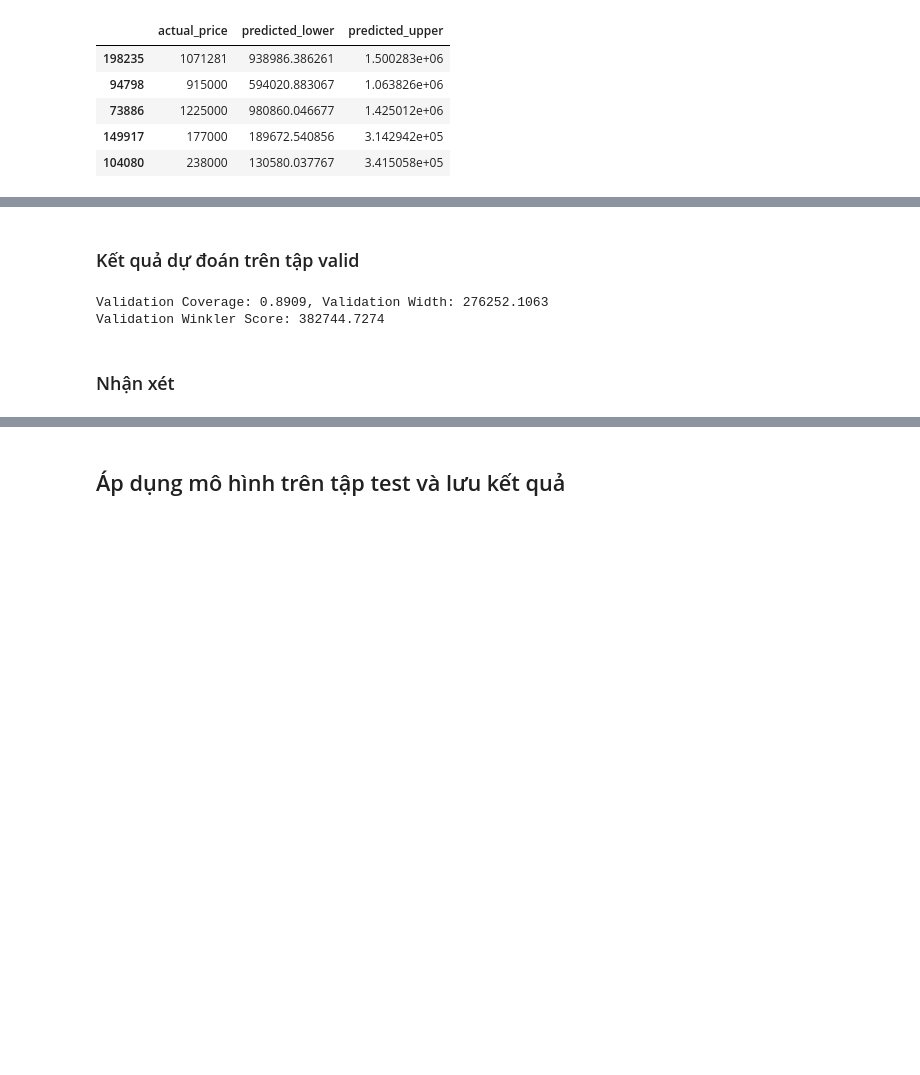
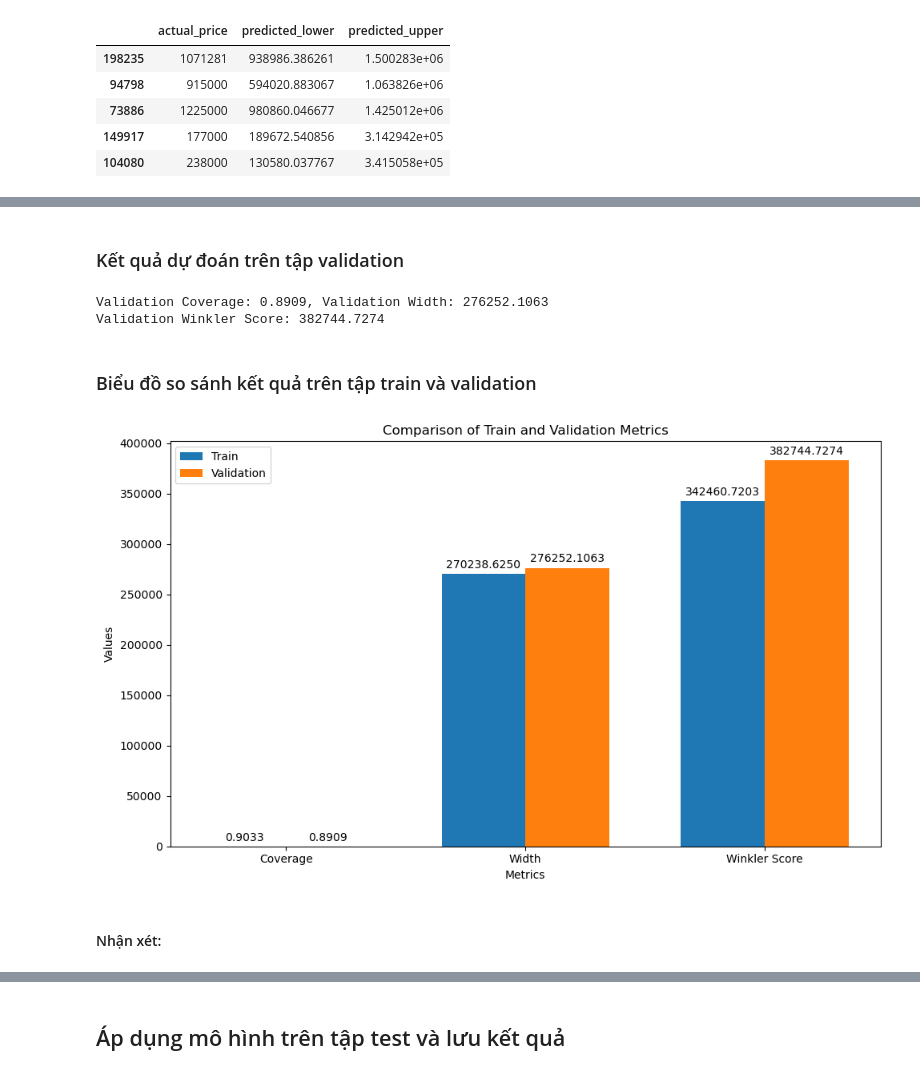
Before and after one commit to uyen312/Project_PTDLTM, a Jupyter notebook: C2/Data_modeling.ipynb, the cells around one changed output, grey strips where cells are left out. Saved outputs shown, nothing was run; the diff lists cells and outputs as text; code cells hidden in the pictures; blank space fills up the shorter version.

```diff
--- a/C2/Data_modeling.ipynb
+++ b/C2/Data_modeling.ipynb
@@ -549,5 +590,5 @@ train_pred_lower_df.head()
 # %% [markdown]
-### Kết quả dự đoán trên tập valid
+### Kết quả dự đoán trên tập validation
 # %%
 # Evaluate the final models on the validation set
 valid_pred_lower_log = best_lower.predict(X_valid_model)
@@ -563,5 +604,46 @@ print(f"Validation Winkler Score: {valid_score:.4f}")
 # %% [output]
 Validation Coverage: 0.8909, Validation Width: 276252.1063
 Validation Winkler Score: 382744.7274
+# %% [markdown]
+### Biểu đồ so sánh kết quả trên tập train và validation
+# %%
+metrics = ['Coverage', 'Width', 'Winkler Score']
+train_values = [0.9033, 270238.6250, 342460.7203]
+valid_values = [0.8909, 276252.1063, 382744.7274]
+
+x = np.arange(len(metrics))
+width = 0.35
+
+fig, ax = plt.subplots(figsize=(10, 6))
+
+# Vẽ cột cho tập train và validation
+bars_train = ax.bar(x - width/2, train_values, width, label='Train', color='#1f77b4')
+bars_valid = ax.bar(x + width/2, valid_values, width, label='Validation', color='#ff7f0e')
+
+# Thêm giá trị lên trên các cột
+def add_labels(bars):
+    for bar in bars:
+        height = bar.get_height()
+        ax.annotate(f'{height:.4f}',
+                    xy=(bar.get_x() + bar.get_width() / 2, height),
+                    xytext=(0, 3),  # Offset 3 points phía trên
+                    textcoords="offset points",
+                    ha='center', va='bottom')
+
+add_labels(bars_train)
+add_labels(bars_valid)
+
+ax.set_xlabel('Metrics')
+ax.set_ylabel('Values')
+ax.set_title('Comparison of Train and Validation Metrics')
+ax.set_xticks(x)
+ax.set_xticklabels(metrics)
+ax.legend()
+
+# Tùy chỉnh layout để tránh chồng lấn
+plt.tight_layout()
+plt.show()
+# %% [output]
+[figure, added]
 # %% [markdown]
-### Nhận xét
+#### Nhận xét:
```
Also changed, not shown: parts of 8 cells of this notebook.
